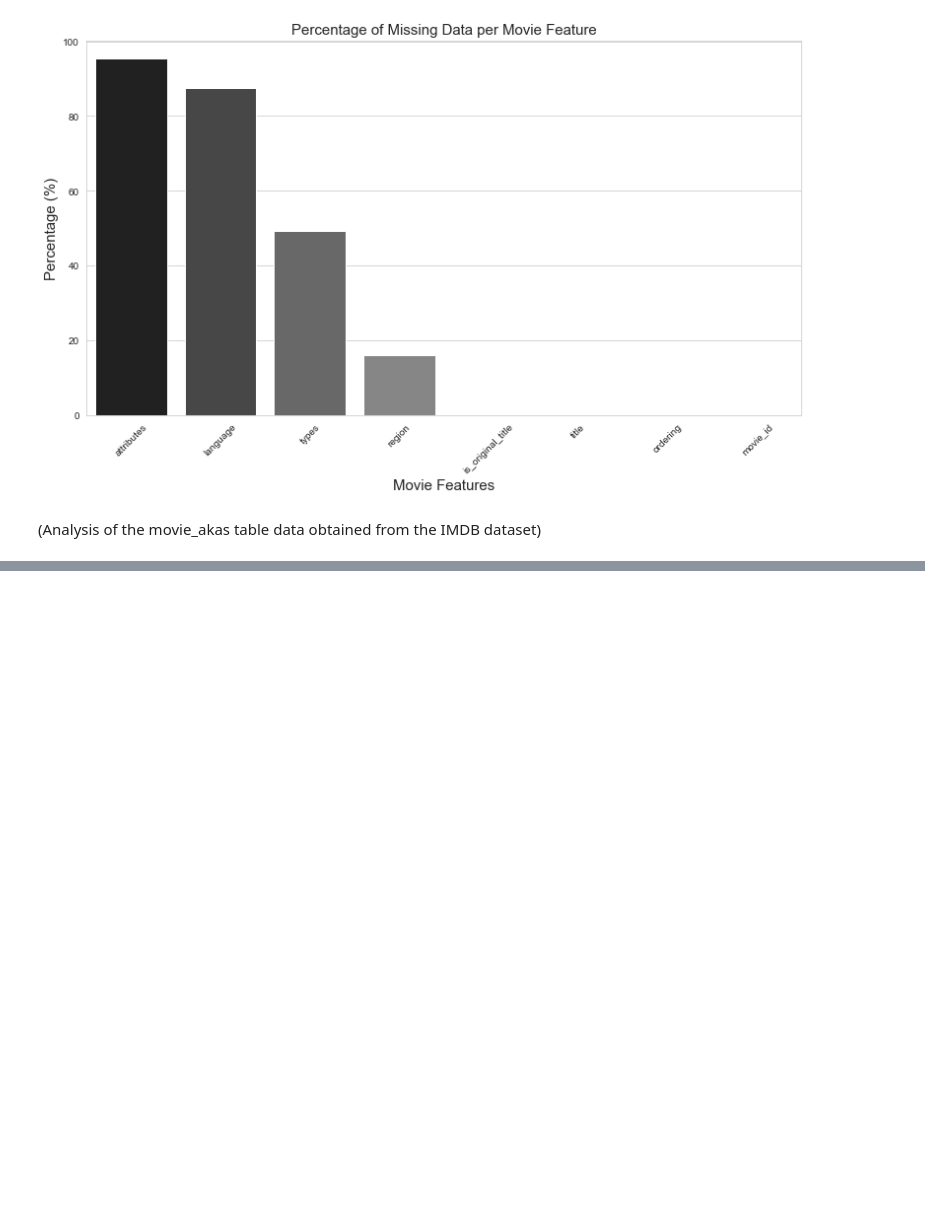
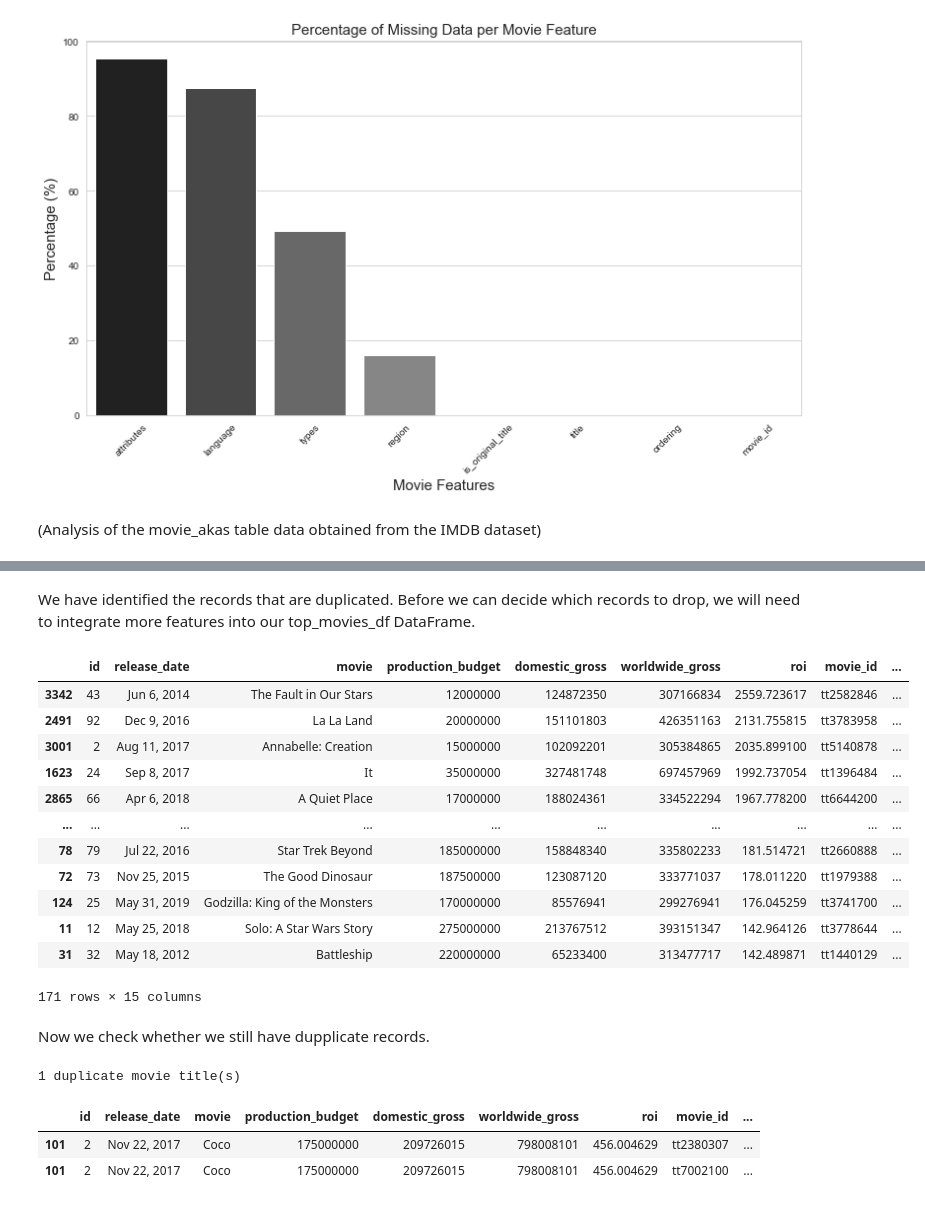
Before and after one commit to femikamau/Microsoft-Movie-Studio-EDA, a Jupyter notebook: index.ipynb, the cells around one changed output, grey strips where cells are left out. Saved outputs shown, nothing was run; the diff lists cells and outputs as text; code cells hidden in the pictures; blank space fills up the shorter version.

```diff
--- a/index.ipynb
+++ b/index.ipynb
@@ -393,0 +714,36 @@ missing_values(imdb_df)
+# %% [markdown]
+We have identified the records that are duplicated. Before we can decide which records to drop, we will need to integrate more features into our top_movies_df DataFrame.
+# %%
+# Join the 'movie_ratings_df' to the 'top_movies_df' DataFrame on the 'movie_id' column
+top_movies_df = top_movies_df.join(movie_ratings_df.set_index('movie_id'), on='movie_id', how='inner')
+
+top_movies_df # Preview the updated 'top_movies_df' DataFrame
+# %% [output]
+|  | id | release_date | movie | production_budget | domestic_gross | worldwide_gross | roi | movie_id | ... |
+| 3342 | 43 | Jun 6, 2014 | The Fault in Our Stars | 12000000 | 124872350 | 307166834 | 2559.723617 | tt2582846 | ... |
+| 2491 | 92 | Dec 9, 2016 | La La Land | 20000000 | 151101803 | 426351163 | 2131.755815 | tt3783958 | ... |
+| 3001 | 2 | Aug 11, 2017 | Annabelle: Creation | 15000000 | 102092201 | 305384865 | 2035.899100 | tt5140878 | ... |
+| 1623 | 24 | Sep 8, 2017 | It | 35000000 | 327481748 | 697457969 | 1992.737054 | tt1396484 | ... |
+| 2865 | 66 | Apr 6, 2018 | A Quiet Place | 17000000 | 188024361 | 334522294 | 1967.778200 | tt6644200 | ... |
+| ... | ... | ... | ... | ... | ... | ... | ... | ... | ... |
+| 78 | 79 | Jul 22, 2016 | Star Trek Beyond | 185000000 | 158848340 | 335802233 | 181.514721 | tt2660888 | ... |
+| 72 | 73 | Nov 25, 2015 | The Good Dinosaur | 187500000 | 123087120 | 333771037 | 178.011220 | tt1979388 | ... |
+| 124 | 25 | May 31, 2019 | Godzilla: King of the Monsters | 170000000 | 85576941 | 299276941 | 176.045259 | tt3741700 | ... |
+| 11 | 12 | May 25, 2018 | Solo: A Star Wars Story | 275000000 | 213767512 | 393151347 | 142.964126 | tt3778644 | ... |
+| 31 | 32 | May 18, 2012 | Battleship | 220000000 | 65233400 | 313477717 | 142.489871 | tt1440129 | ... |
+171 rows × 15 columns
+# %% [markdown]
+Now we check whether we still have dupplicate records.
+# %%
+# Identify the titles of the duplicate movie titles
+duplicate_movie_titles = set(top_movies_df[top_movies_df.duplicated(subset='movie')].movie)
+print(f"{len(duplicate_movie_titles)} duplicate movie title(s)") # identify number of duplicate movie titles
+# %% [output]
+1 duplicate movie title(s)
+# %%
+# Examine the records that belong to the specified set of movies
+top_movies_df[top_movies_df.movie.isin(duplicate_movie_titles)]
+# %% [output]
+|  | id | release_date | movie | production_budget | domestic_gross | worldwide_gross | roi | movie_id | ... |
+| 101 | 2 | Nov 22, 2017 | Coco | 175000000 | 209726015 | 798008101 | 456.004629 | tt2380307 | ... |
+| 101 | 2 | Nov 22, 2017 | Coco | 175000000 | 209726015 | 798008101 | 456.004629 | tt7002100 | ... |
```
Also changed, not shown: parts of 53 cells of this notebook.
